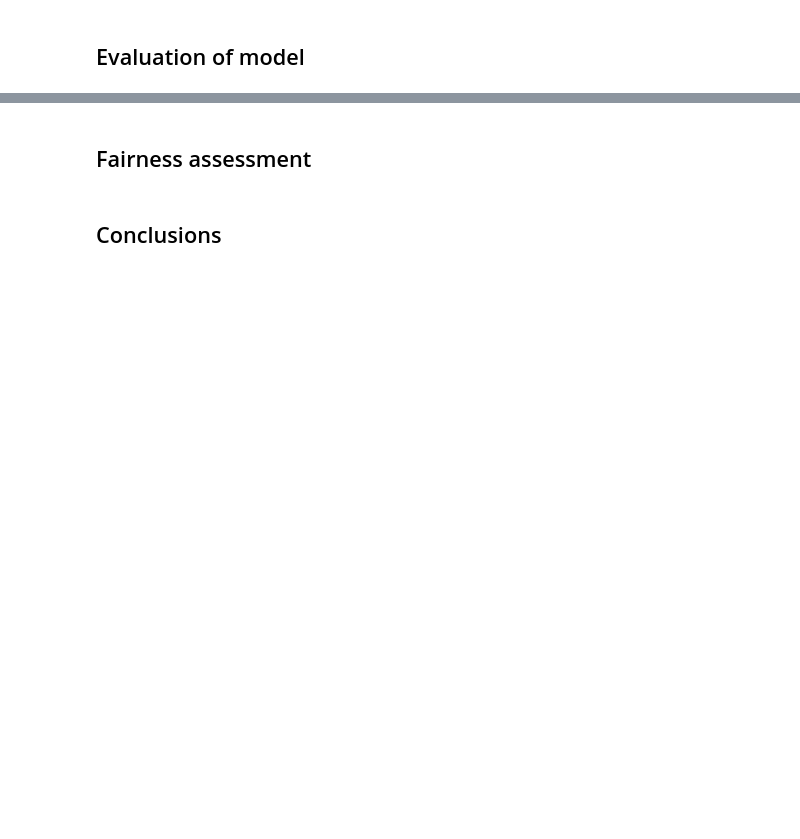
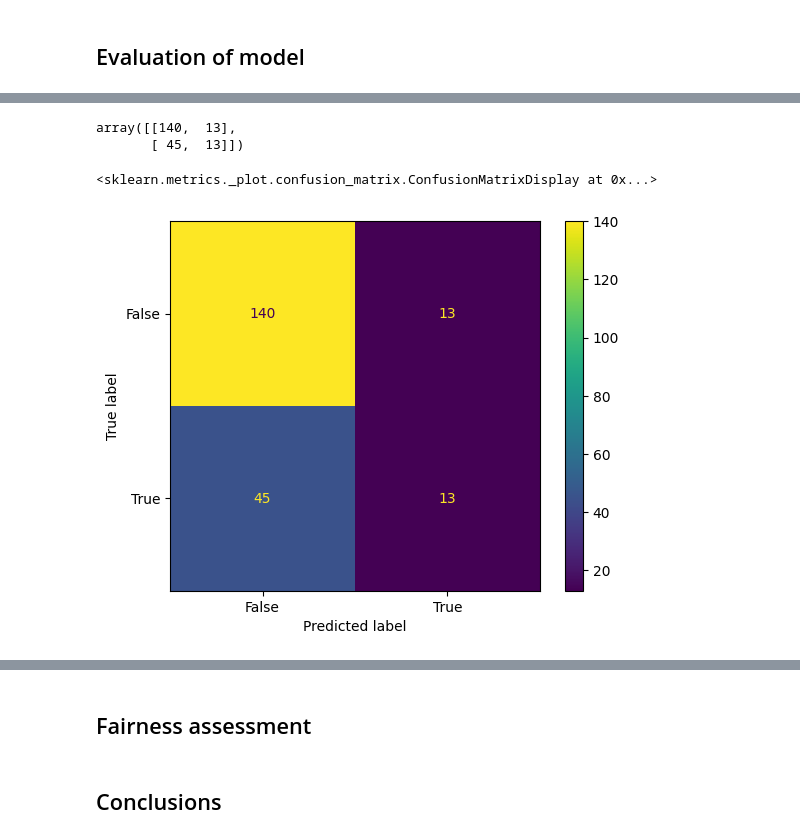
Before and after one commit to fariha-tasneem/DS3001-FinalProject, a Jupyter notebook: obesity_model.ipynb, the cells around one changed output, grey strips where cells are left out. Drawn from its saved outputs; the diff is of its cells as text; code cells hidden in the pictures; blank space fills up the shorter version.

Commit message:
knn model

```diff
--- a/obesity_model.ipynb
+++ b/obesity_model.ipynb
@@ -222,0 +258,5 @@ AttributeError: 'DataFrame' object has no attribute 'flatten'
+# %%
+X = obesity[["family_history_with_overweight_yes","FAVC_yes","FCVC", "FAF"]]
+y = obesity['weight_category_overweight']
+# %%
+X_train, X_test, y_train, y_test = train_test_split(X, y, train_size=0.80, stratify = y, random_state=21)
@@ -222,0 +265,2 @@ AttributeError: 'DataFrame' object has no attribute 'flatten'
+# %%
+obesity_3NN = KNeighborsClassifier(n_neighbors=9)
@@ -224,0 +291,2 @@ AttributeError: 'DataFrame' object has no attribute 'flatten'
+# %%
+final_model= pd.DataFrame({'neg_prob':obesity_prob1[:, 0], 'pred':obesity_pred1,'target':y_tune, 'pos_prob':obesity_prob1[:, 1]})
@@ -224,0 +302,10 @@ AttributeError: 'DataFrame' object has no attribute 'flatten'
+# %%
+metrics.confusion_matrix(final_model.target,final_model.pred)
+# %% [output]
+array([[140,  13],
+       [ 45,  13]])
+# %%
+metrics.ConfusionMatrixDisplay.from_predictions(final_model.target,final_model.pred, display_labels = [False, True])
+# %% [output]
+<sklearn.metrics._plot.confusion_matrix.ConfusionMatrixDisplay at 0x...>
+[figure, added]
```
Also changed, not shown: parts of 47 cells of this notebook, 2 other files.
